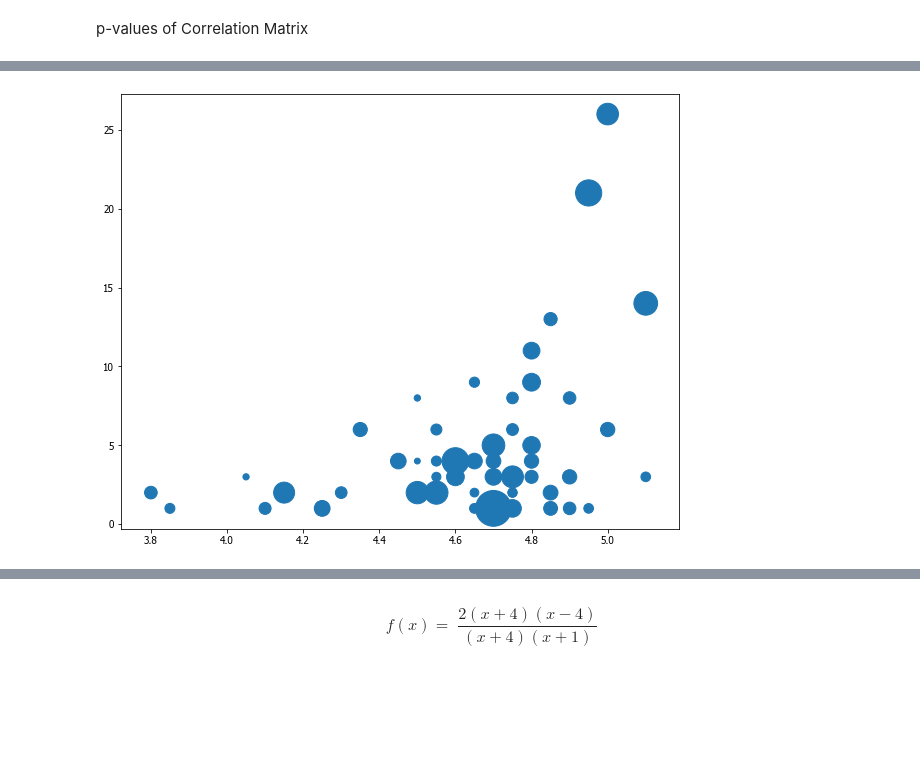
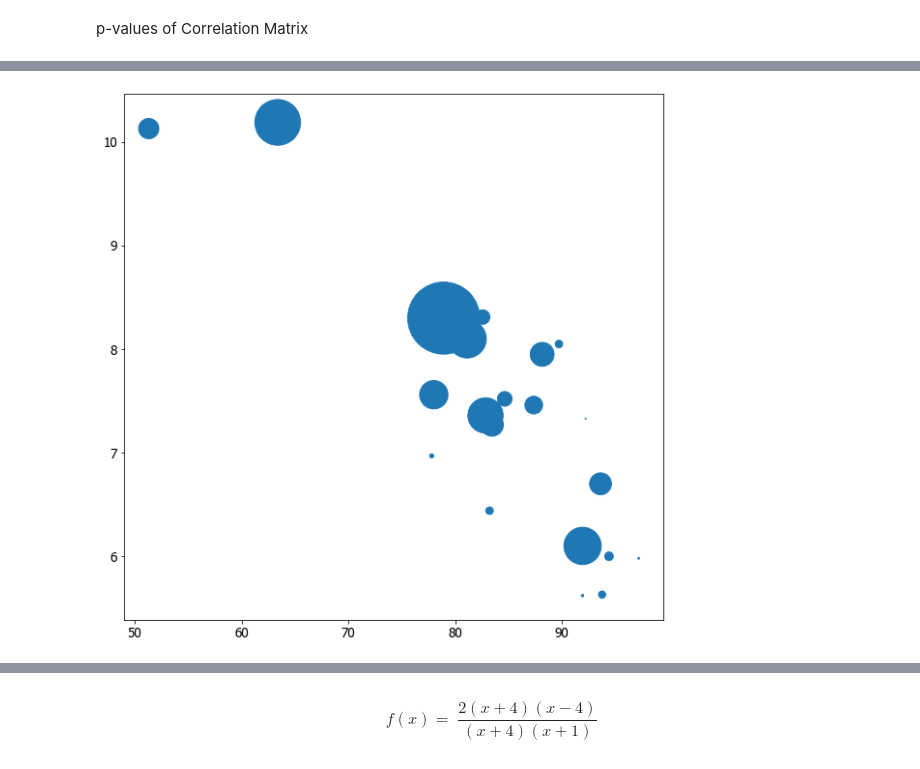
Before and after one commit to aamaguay/Preparing-Eathquake-Ec, a Jupyter notebook: Notebooks/Processing and Metrics.ipynb, the cells around one changed output, grey strips where cells are left out. Saved outputs shown, nothing was run; the diff lists cells and outputs as text; code cells hidden in the pictures; blank space fills up the shorter version.

```diff
--- a/Notebooks/Processing and Metrics.ipynb
+++ b/Notebooks/Processing and Metrics.ipynb
@@ -504,3 +511,9 @@ df_merged = round( reduce(lambda  left,right: pd.merge(left,right,on=['index'],
 #plt.show()
 
 # adicionar manga del cura al canton EL CARMEN
+# %%
+final_df_canton = pd.merge(df_merged,
+         pd.read_csv("../Data/autocorr_labels.csv").rename(columns={'CantonEvento': 'index'})[['index','severidad']],
+         on=['index'],how='left').merge(
+    pd.read_csv("../Data/casas_alta_afectacion.csv").groupby('CANTON').sum().reset_index().rename(columns={'CANTON': 'index'})
+    [['index','alta']], on=['index'],how='left')
@@ -506,0 +522,11 @@ df_merged = round( reduce(lambda  left,right: pd.merge(left,right,on=['index'],
+# %%
+moda_faltante = list(final_df_canton.loc[ ( (final_df_canton['index']== '24 DE MAYO') |
+                (final_df_canton['index']== 'OLMEDO')|
+                (final_df_canton['index']== 'PUERTO LOPEZ') |
+                (final_df_canton['index']== 'MONTECRISTI') |
+                (final_df_canton['index']== 'MANTA')|
+               (final_df_canton['index']== 'SANTA ANA')|
+               (final_df_canton['index']== 'PORTOVIEJO')|
+               (final_df_canton['index']== 'JARAMIJO') ), 'severidad'].mode().values)[0]
+
+final_df_canton.loc[final_df_canton.severidad.isna(), 'severidad']= moda_faltante
@@ -603,7 +644,6 @@ df_merged_parroq.head()
 # %%
-plt.figure(figsize=(10, 8))
-plt.scatter(df_merged_parroq.Median_con, df_merged_parroq['Número de Centros de Salud'],
-            s= df_merged_parroq['Median_res']*10)
+plt.figure(figsize=(10,10))
+plt.scatter(x='Poberty_hogar_total',y='escolaridad', s='alta', data= final_df_canton )
 plt.show()
 # %% [output]
-[figure, old version]
+[figure, new version]
```
Also changed, not shown: parts of 20 cells of this notebook, 5 other files.
